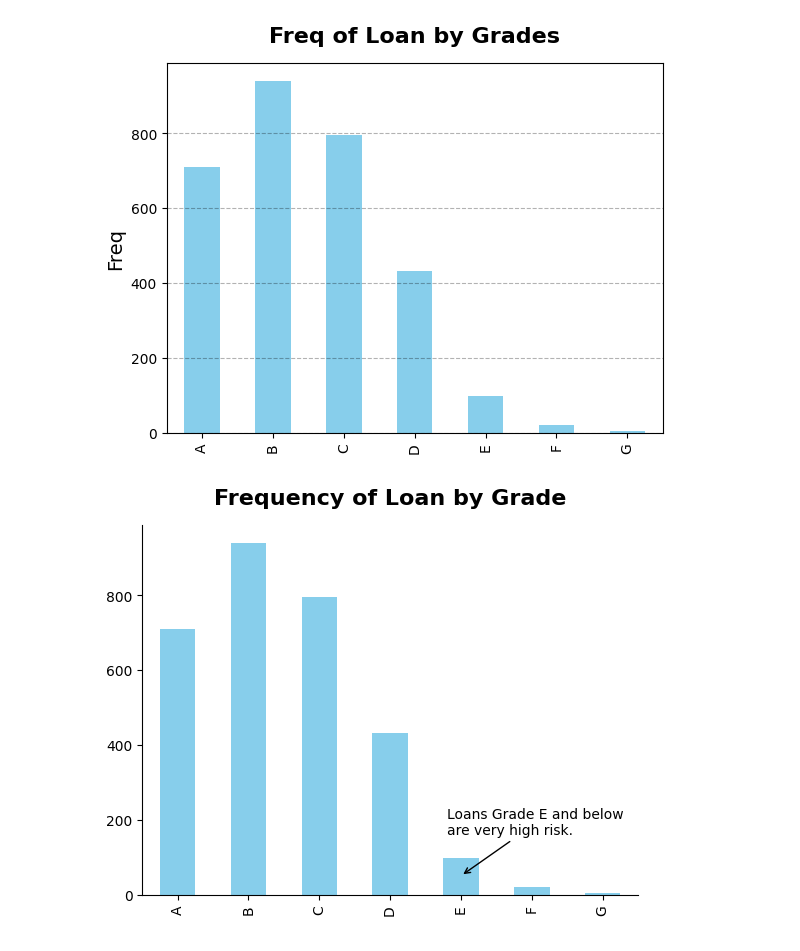
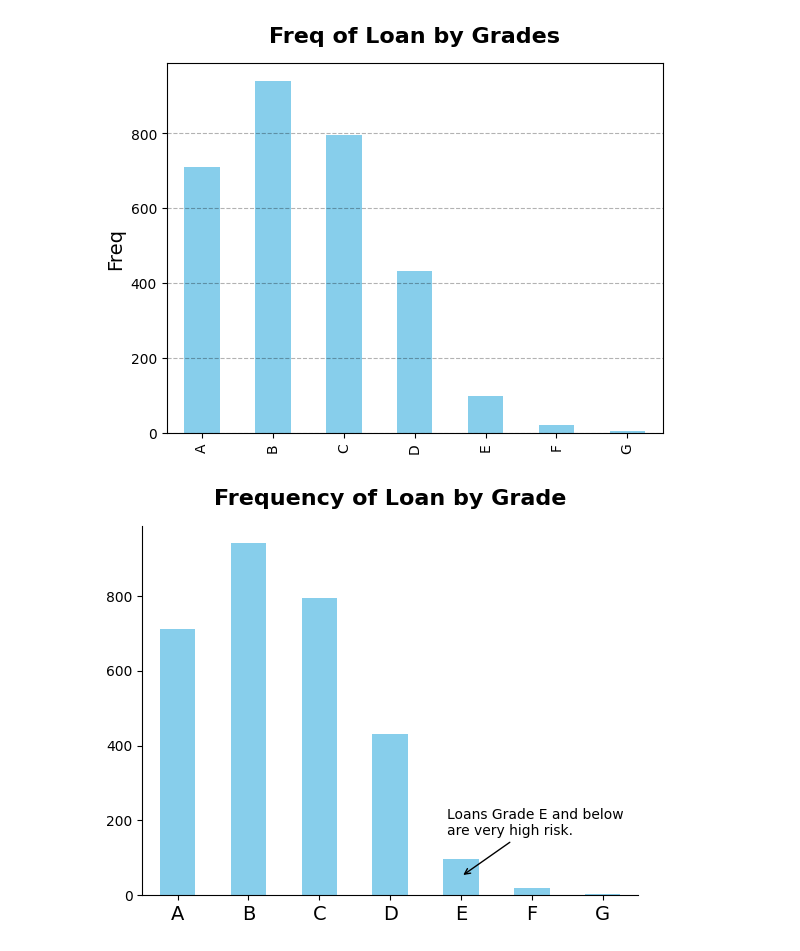
Before and after one commit to xc308/Python_Data_Analysis, a Jupyter notebook: 4_Visulaization.ipynb, the cells around one changed output. Drawn from its saved outputs; the diff is of its cells as text; code cells hidden in the pictures.

```diff
--- a/4_Visulaization.ipynb
+++ b/4_Visulaization.ipynb
@@ -79,17 +79,20 @@ plt.grid(axis = "y", color = "black", alpha = 0.3, linestyle = "--")
 # %%
 ax = sorted_grades.plot(kind="bar",
                         color="skyblue")
 plt.title("Frequency of Loan by Grade", fontsize=16, fontweight="bold", pad=15)
 plt.xlabel("") # empty string removes x label
 plt.ylabel("")
 plt.annotate(text="Loans Grade E and below \nare very high risk.",
-             xy=(4, 50), # where arrow pointing at the coordinate (4, 50)
+             xy=(4, 50), # text positioin (4, 50)
              xytext=(-10, 30), # place the text 10 points to the left and 30 points up from the arrow point.
              textcoords="offset points", # tells Matplotlib to interpret xytext as an offset in points rather than data coordinates
              arrowprops=dict(facecolor='black', arrowstyle='->')
             )
 
+plt.xticks(rotation=0, fontsize=14)
+
+
 ax.spines["top"].set_visible(False)
 ax.spines["right"].set_visible(False)
 # %% [output]
-[figure, old version]
+[figure, new version]
```
Also changed, not shown: parts of 10 cells of this notebook.
